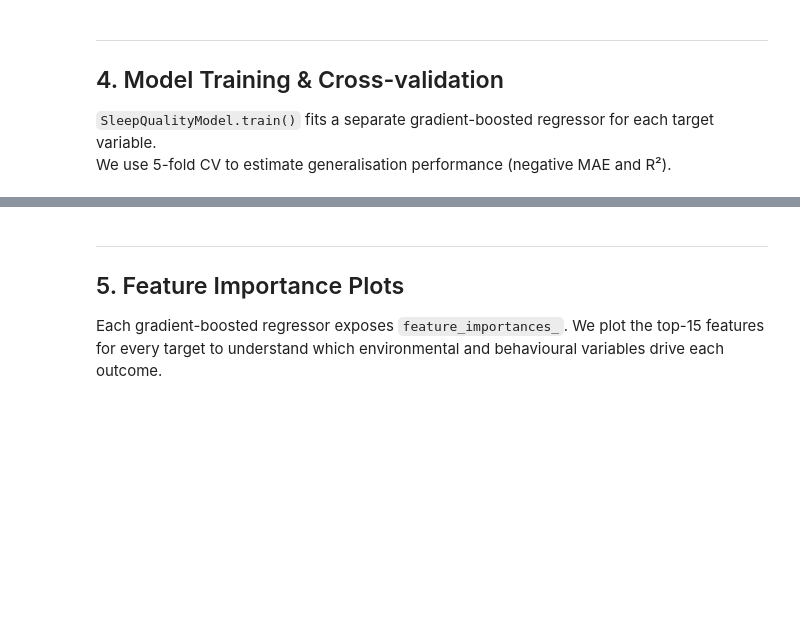
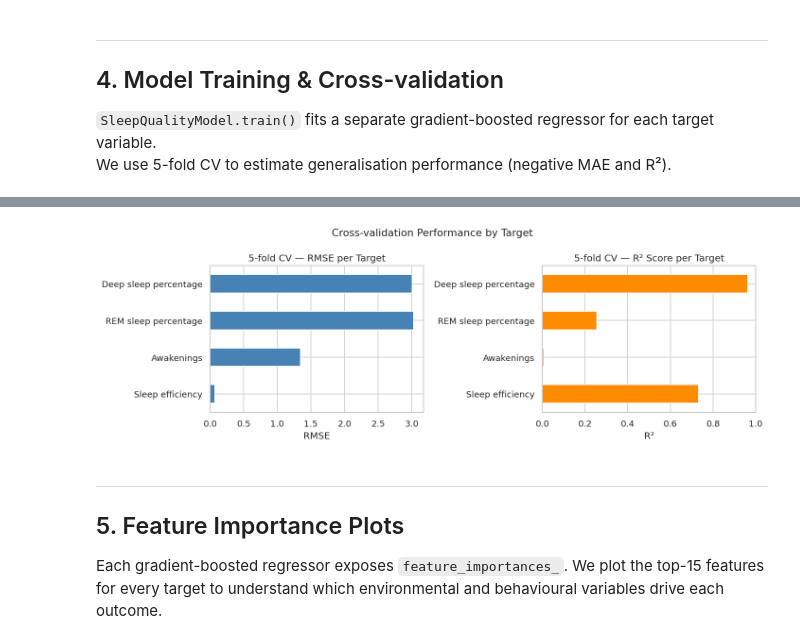
Before and after one commit to rushav/TECHIN513Final, a Jupyter notebook: notebooks/03_ml_model_training.ipynb, the cells around one changed output, grey strips where cells are left out. Saved outputs shown, nothing was run; the diff lists cells and outputs as text; code cells hidden in the pictures; blank space fills up the shorter version.

```diff
--- a/notebooks/03_ml_model_training.ipynb
+++ b/notebooks/03_ml_model_training.ipynb
@@ -166,19 +254,20 @@ cv_df
 # %%
 fig, (ax1, ax2) = plt.subplots(1, 2, figsize=(12, 4))
 
-cv_df['MAE mean'].plot(kind='barh', ax=ax1, color='steelblue',
-                       xerr=cv_df['MAE std'], capsize=4)
-ax1.set_title('5-fold CV — Mean Absolute Error')
-ax1.set_xlabel('MAE')
+cv_df['RMSE (CV)'].plot(kind='barh', ax=ax1, color='steelblue')
+ax1.set_title('5-fold CV — RMSE per Target')
+ax1.set_xlabel('RMSE')
 
-cv_df['R2 mean'].plot(kind='barh', ax=ax2, color='darkorange',
-                      xerr=cv_df['R2 std'], capsize=4)
-ax2.set_title('5-fold CV — R² Score')
+cv_df['R² (CV)'].plot(kind='barh', ax=ax2, color='darkorange')
+ax2.set_title('5-fold CV — R² Score per Target')
 ax2.set_xlabel('R²')
+ax2.set_xlim(0, 1)
 
 plt.suptitle('Cross-validation Performance by Target', fontsize=13)
 plt.tight_layout()
 plt.show()
+# %% [output]
+[figure, added]
 # %% [markdown]
 ---
 ## 5. Feature Importance Plots <a id='section-5'></a>
```
Also changed, not shown: parts of 16 cells of this notebook, 21 other files.
